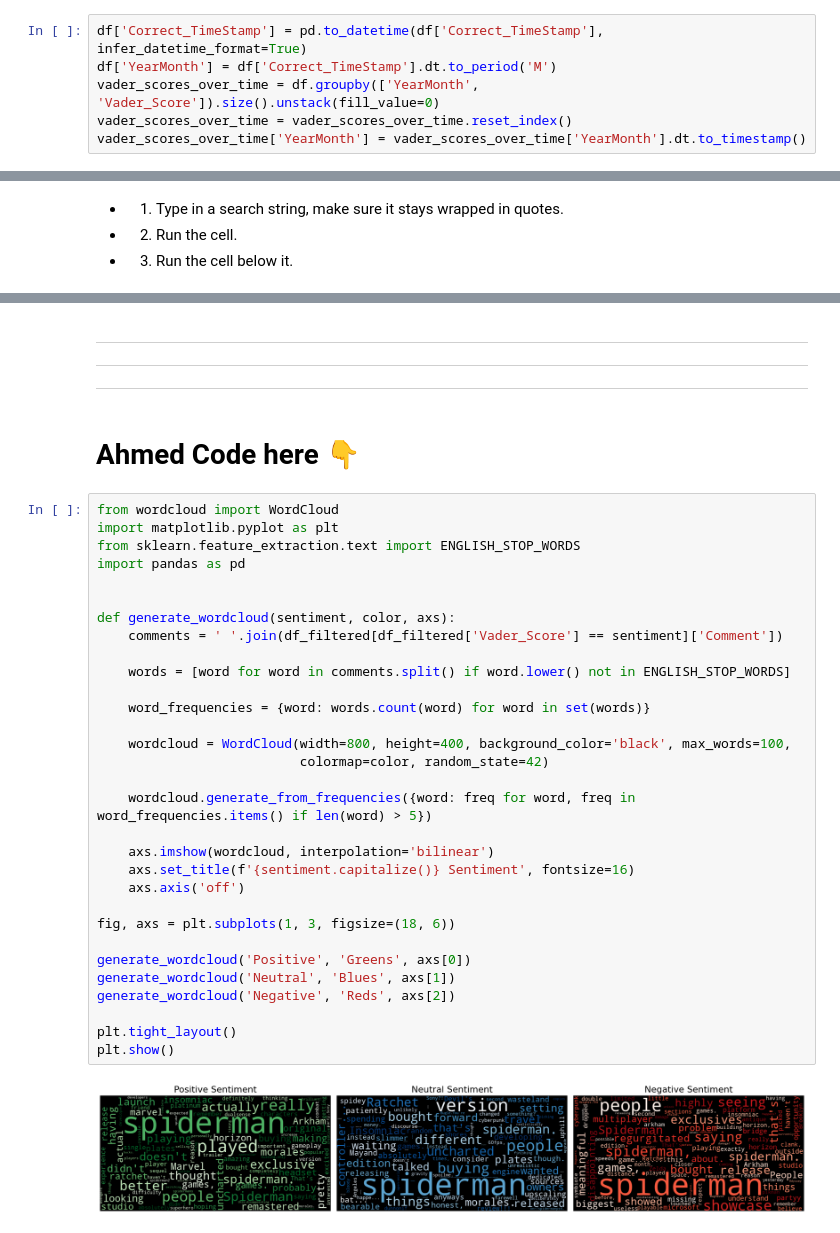
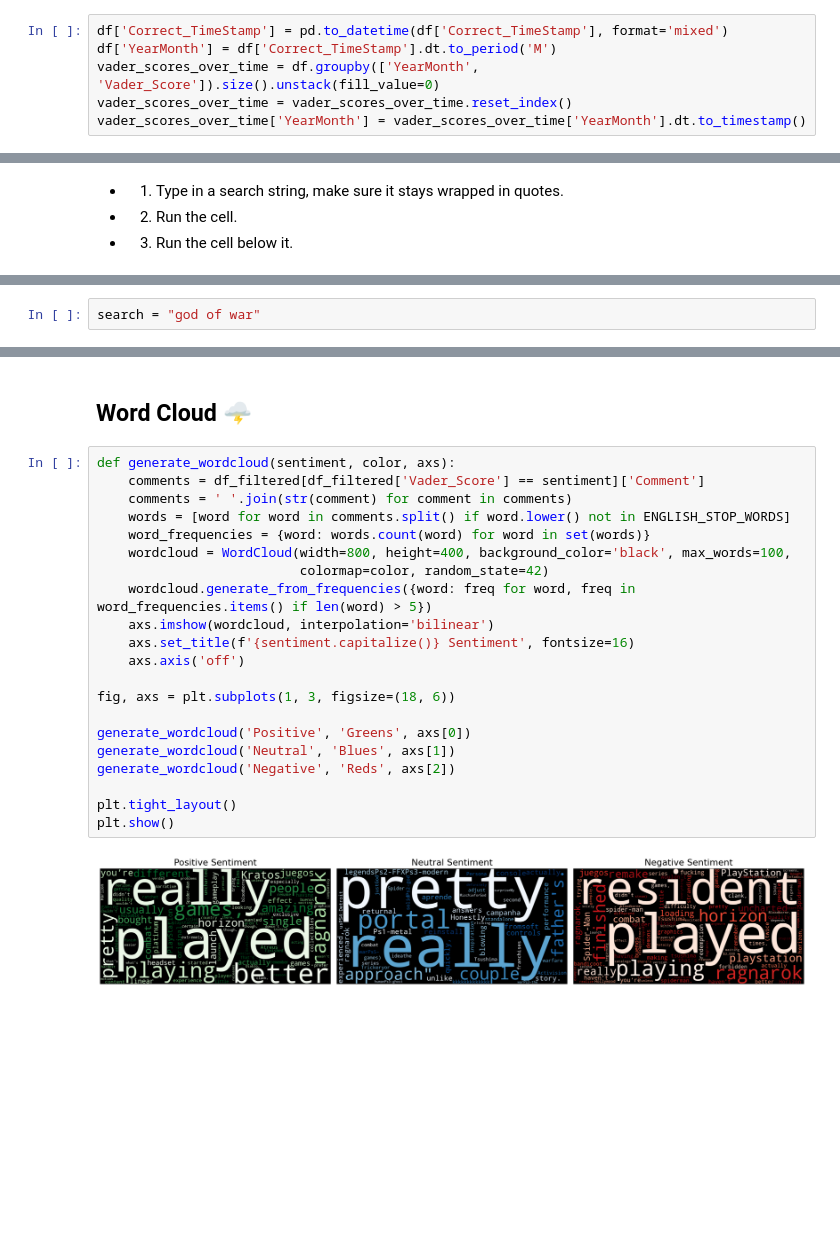
Before and after one commit to rsm-jeg031/Hackathon-2023-Team-3dPy, a Jupyter notebook: Visualizations/Searchable Sentiments.ipynb, the cells around one changed output, grey strips where cells are left out. Drawn from its saved outputs; the diff is of its cells as text; blank space fills up the shorter version.

Commit message:
light refactoring for dtype handling in cloud

```diff
--- a/Visualizations/Searchable Sentiments.ipynb
+++ b/Visualizations/Searchable Sentiments.ipynb
@@ -20,7 +28,7 @@ df.shape
 # %% [output]
 (231306, 19)
 # %%
-df['Correct_TimeStamp'] = pd.to_datetime(df['Correct_TimeStamp'], infer_datetime_format=True)
+df['Correct_TimeStamp'] = pd.to_datetime(df['Correct_TimeStamp'], format='mixed')
 df['YearMonth'] = df['Correct_TimeStamp'].dt.to_period('M')
 vader_scores_over_time = df.groupby(['YearMonth', 'Vader_Score']).size().unstack(fill_value=0)
 vader_scores_over_time = vader_scores_over_time.reset_index()
@@ -57,3 +63,5 @@ search = "spiderman"
+# %%
+search = "god of war"
 # %%
 df_filtered = df[df.apply(lambda row: row.astype(str).str.contains(search).any(), axis=1)]
 
@@ -86,39 +94,25 @@ Total Neutral comments: 57
 # %% [markdown]
----
----
----
+## Word Cloud 🌩️
-# %% [markdown]
-# Ahmed Code here 👇
 # %%
-from wordcloud import WordCloud
-import matplotlib.pyplot as plt
-from sklearn.feature_extraction.text import ENGLISH_STOP_WORDS
-import pandas as pd
-
-
 def generate_wordcloud(sentiment, color, axs):
-    comments = ' '.join(df_filtered[df_filtered['Vader_Score'] == sentiment]['Comment'])
-
+    comments = df_filtered[df_filtered['Vader_Score'] == sentiment]['Comment']
+    comments = ' '.join(str(comment) for comment in comments)
     words = [word for word in comments.split() if word.lower() not in ENGLISH_STOP_WORDS]
-
     word_frequencies = {word: words.count(word) for word in set(words)}
-
     wordcloud = WordCloud(width=800, height=400, background_color='black', max_words=100,
                           colormap=color, random_state=42)
-
     wordcloud.generate_from_frequencies({word: freq for word, freq in word_frequencies.items() if len(word) > 5})
-
     axs.imshow(wordcloud, interpolation='bilinear')
     axs.set_title(f'{sentiment.capitalize()} Sentiment', fontsize=16)
     axs.axis('off')
 
 fig, axs = plt.subplots(1, 3, figsize=(18, 6))
 
 generate_wordcloud('Positive', 'Greens', axs[0])
 generate_wordcloud('Neutral', 'Blues', axs[1])
 generate_wordcloud('Negative', 'Reds', axs[2])
 
 plt.tight_layout()
 plt.show()
 # %% [output]
-[figure, old version]
+[figure, new version]
```
Also changed, not shown: parts of 5 cells of this notebook, 1 other file.
